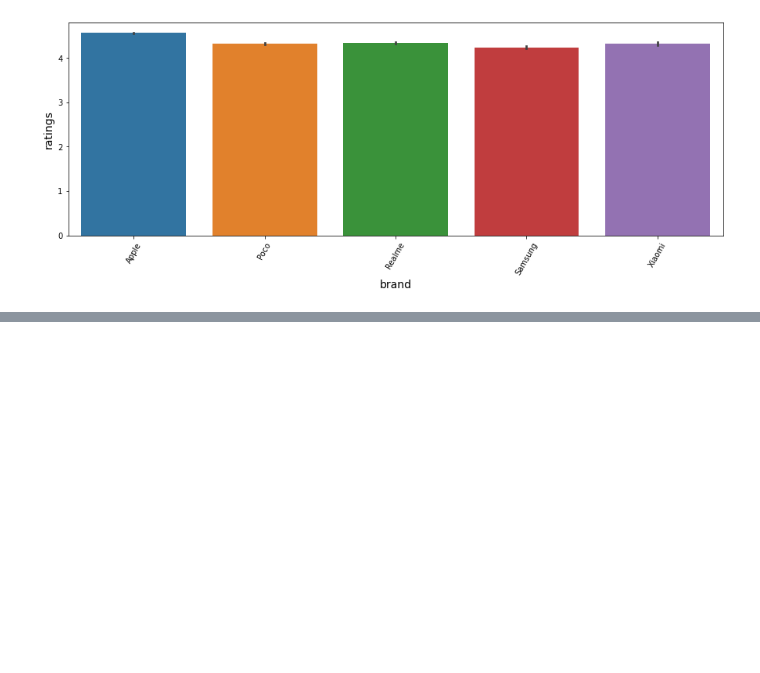
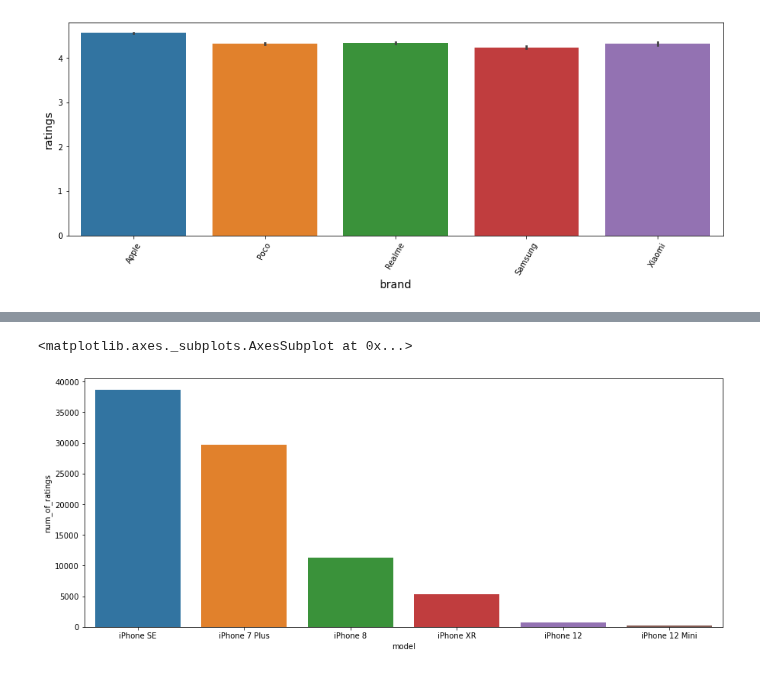
Before and after one commit to Arpan-tech-create/Exploratory_Data_Analysis, a Jupyter notebook: Mobile Sales.ipynb, the cells around one changed output, grey strips where cells are left out. Cells and saved outputs as stored; diff of their text form; code cells hidden in the pictures; blank space fills up the shorter version.

```diff
--- a/Mobile Sales.ipynb
+++ b/Mobile Sales.ipynb
@@ -218,3 +218,10 @@ sns.barplot(x,y)
 # %% [output]
 <matplotlib.axes._subplots.AxesSubplot at 0x...>
 [figure]
+# %%
+mb=read[['brand','model','num_of_ratings']]
+app=read.brand=='Apple'
+# %%
+app_df=mb[app]
+app_brand1=app_df.sort_values(by=['num_of_ratings'],ascending=False)
+app_brand1
@@ -220,0 +246,6 @@ sns.barplot(x,y)
+# %%
+plt.figure(figsize=(15,6))
+sns.barplot(x='model',y='num_of_ratings',data=app_brand1)
+# %% [output]
+<matplotlib.axes._subplots.AxesSubplot at 0x...>
+[figure, added]
```
Also changed, not shown: parts of 4 cells of this notebook, 5 other files.
